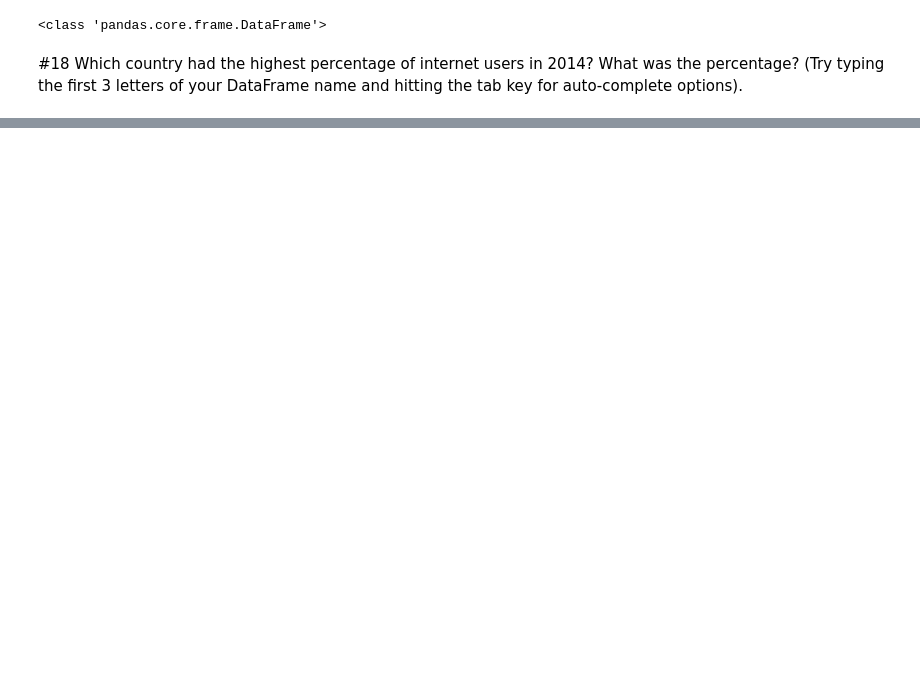
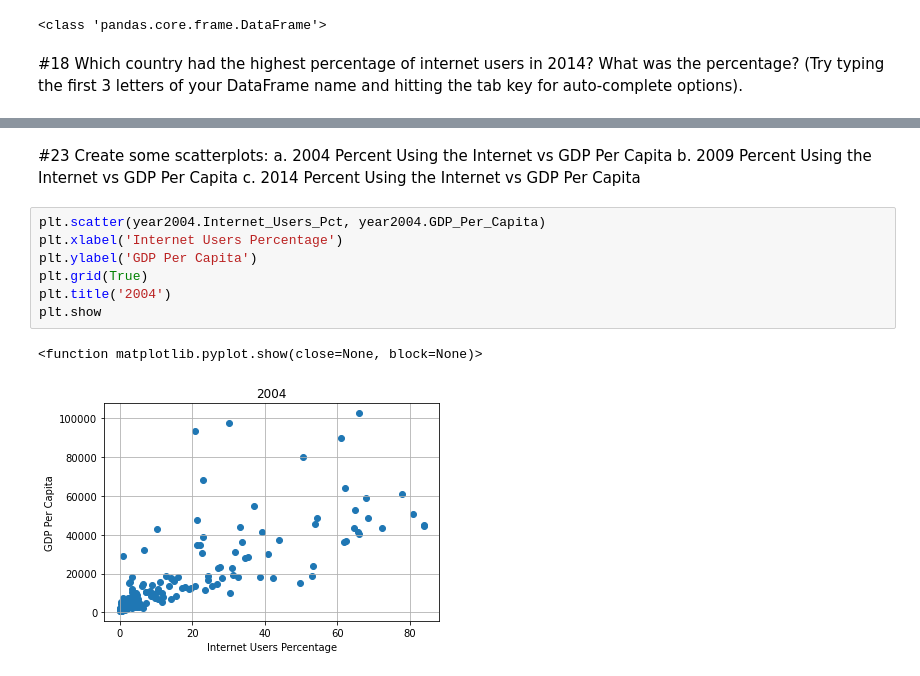
Before and after one commit to tomleewise/gdp-and-internet-usage-tomleewise, a Jupyter notebook: gdp_internet/gdp_internet.ipynb, the cells around one changed output, grey strips where cells are left out. Drawn from its saved outputs; the diff is of its cells as text; blank space fills up the shorter version.

```diff
--- a/gdp_internet/gdp_internet.ipynb
+++ b/gdp_internet/gdp_internet.ipynb
@@ -238,0 +313,15 @@ print(type(year2009))
+# %% [markdown]
+#23 Create some scatterplots:
+a. 2004 Percent Using the Internet vs GDP Per Capita
+b. 2009 Percent Using the Internet vs GDP Per Capita
+c. 2014 Percent Using the Internet vs GDP Per Capita
+# %%
+plt.scatter(year2004.Internet_Users_Pct, year2004.GDP_Per_Capita)
+plt.xlabel('Internet Users Percentage')
+plt.ylabel('GDP Per Capita')
+plt.grid(True)
+plt.title('2004')
+plt.show
+# %% [output]
+<function matplotlib.pyplot.show(close=None, block=None)>
+[figure, added]
```
Also changed, not shown: parts of 28 cells of this notebook.
